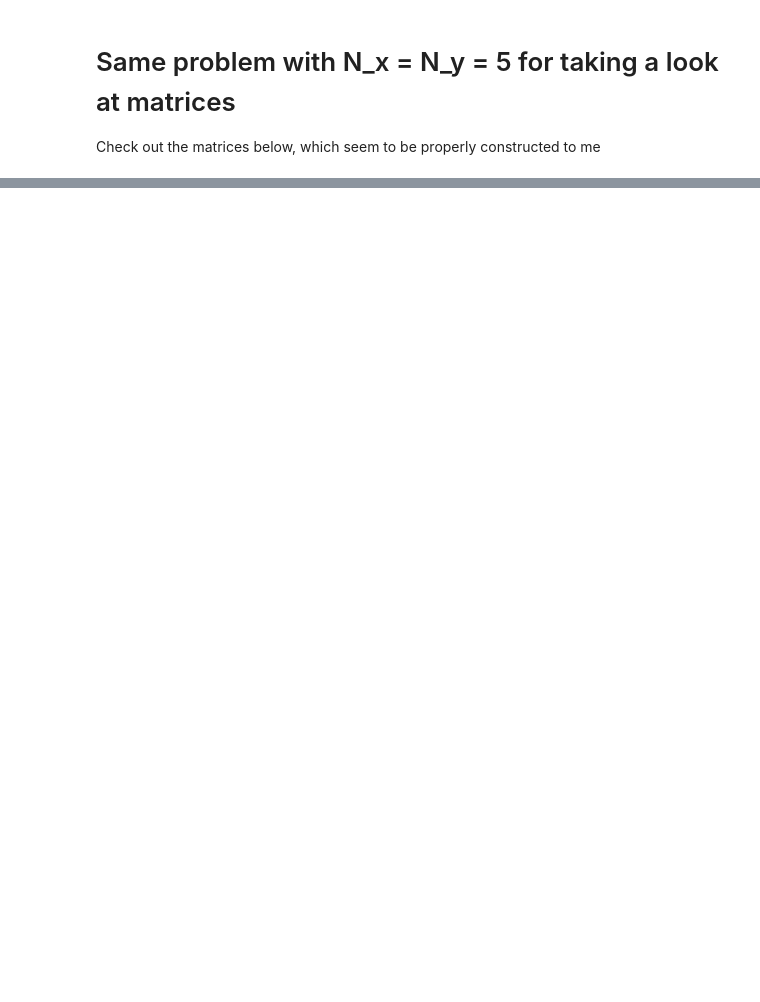
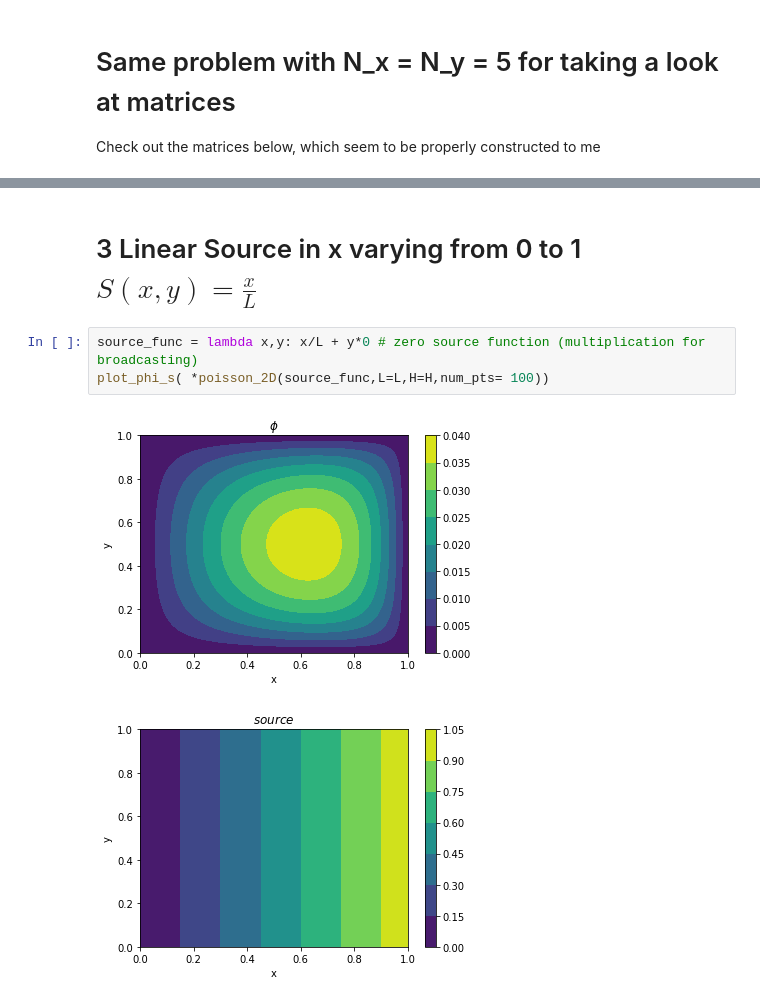
Before and after one commit to Gloamglozer/NumericalMethods, a Jupyter notebook: Week5/poisson_2d.ipynb, the cells around one changed output, grey strips where cells are left out. Saved outputs shown, nothing was run; the diff lists cells and outputs as text; blank space fills up the shorter version.

```diff
--- a/Week5/poisson_2d.ipynb
+++ b/Week5/poisson_2d.ipynb
@@ -185,0 +192,8 @@ phi
+# %% [markdown]
+# 3 Linear Source in x varying from 0 to 1 $S(x,y) = \frac{x}{L} $
+# %%
+source_func = lambda x,y: x/L + y*0 # zero source function (multiplication for broadcasting)
+plot_phi_s( *poisson_2D(source_func,L=L,H=H,num_pts= 100))
+# %% [output]
+[figure, added]
+[figure, added]
```
Also changed, not shown: parts of 20 cells of this notebook, 1 other file.
